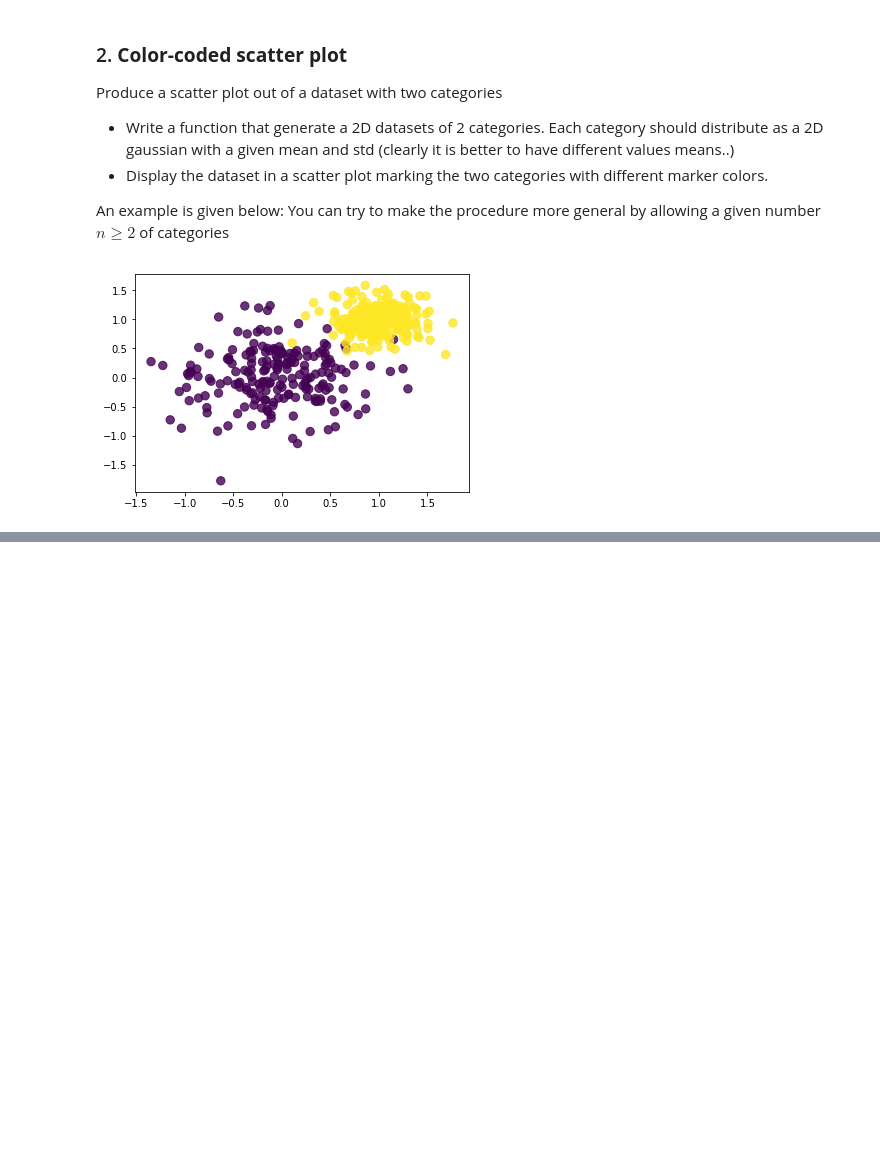
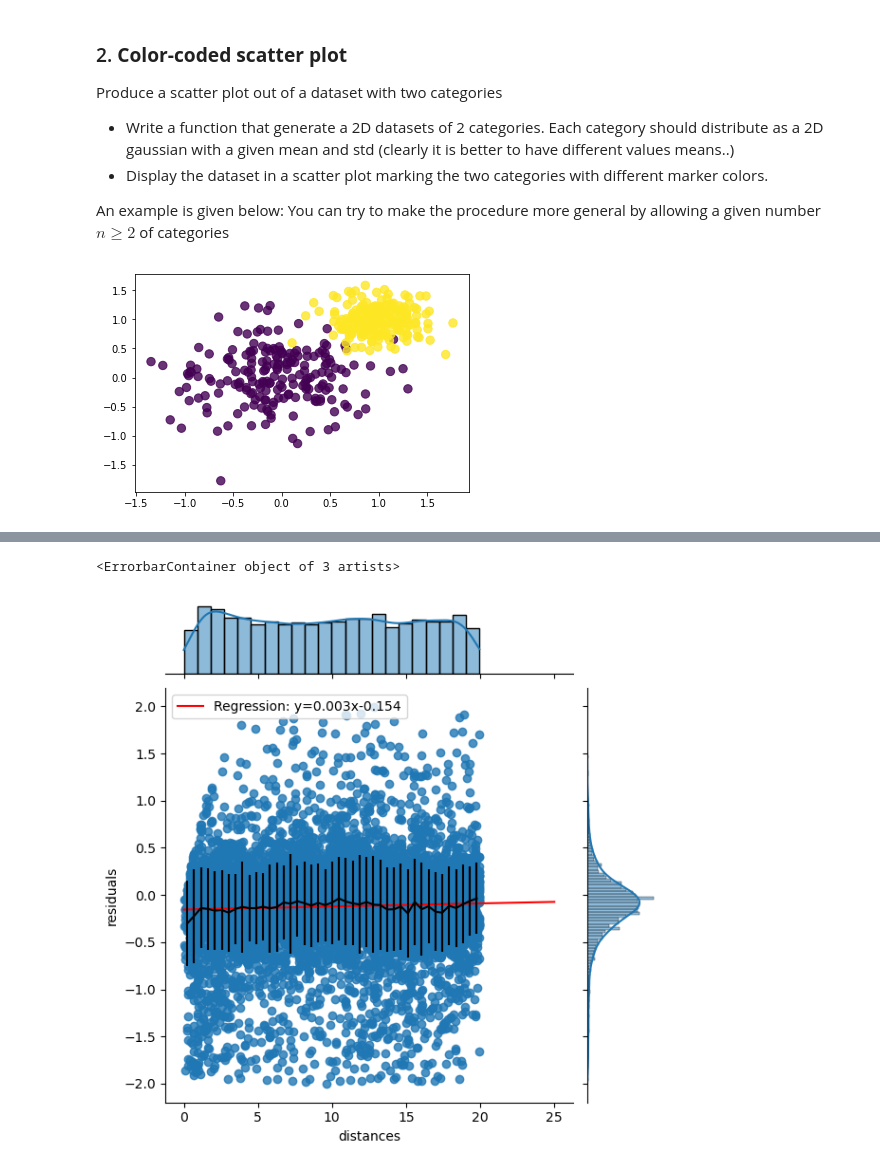
Before and after one commit to seccobenedetto/LCPA, a Jupyter notebook: 07ex_Visualization.ipynb, the cells around one changed output, grey strips where cells are left out. Drawn from its saved outputs; the diff is of its cells as text; code cells hidden in the pictures; blank space fills up the shorter version.

```diff
--- a/07ex_Visualization.ipynb
+++ b/07ex_Visualization.ipynb
@@ -219,0 +169,44 @@ plt.legend()
+# %%
+bins_edges= np.linspace(0,20,20)
+x = (bins_edges[1:]+bins_edges[:-1])/2
+y = []
+erry = []
+# Calculate mean and std deviation of residuals for each bin
+for i in range(len(bins_edges) - 1):
+    mask = (df['distances'] >= bins_edges[i]) & (df['distances'] < bins_edges[i + 1])
+    residuals = df['residuals'][mask]
+    y.append(residuals.mean()) # Append mean and std deviation of residuals in this this bin
+    erry.append(residuals.std())
+
+y = np.array(y)
+erry = np.array(erry)
+
+plt.errorbar(x,y,yerr=erry, color='red',ecolor='black', label = 'Profile plot')
+plt.legend()
+plt.show()
+# %%
+import seaborn as sns
+
+# jointplot
+sns.jointplot(dataset, x='distances', y='residuals', kind='reg')
+#Plot of the linear regression line with legend and coefficients
+x_points = np.linspace(0,25,1000)
+y_points = np.polyval( [ results[0], results[1] ], x_points)
+plt.plot(x_points, y_points, color='red', label=f"Regression: y={results[0]:.3f}x{results[1]:.3f}")
+plt.legend()
+
+# profile plot:
+cleaned2 = dataset[ dataset['distances']<20 ]    # let's cutoff big distances
+# rice rule for bins:
+N = len(cleaned2)
+rice = int( np.floor( 2*N**(1/3) ) )    # =43
+dx_dist = 20/rice
+x_centered = [ dx_dist*i +dx_dist/2 for i in range(rice) ]        # bin centers
+# bins grouped:
+binned = [ cleaned2[(cleaned2['distances'] > i * dx_dist) & (cleaned2['distances'] < (i + 1) * dx_dist)]      for i in range(rice)]
+means = [ binned[i]['residuals'].mean() for i in range(rice) ]
+std = [ binned[i]['residuals'].std() for i in range(rice) ]
+plt.errorbar(x_centered, means, std, label='profile plot', color='black')
+# %% [output]
+<ErrorbarContainer object of 3 artists>
+[figure, added]
```
Also changed, not shown: parts of 20 cells of this notebook.
